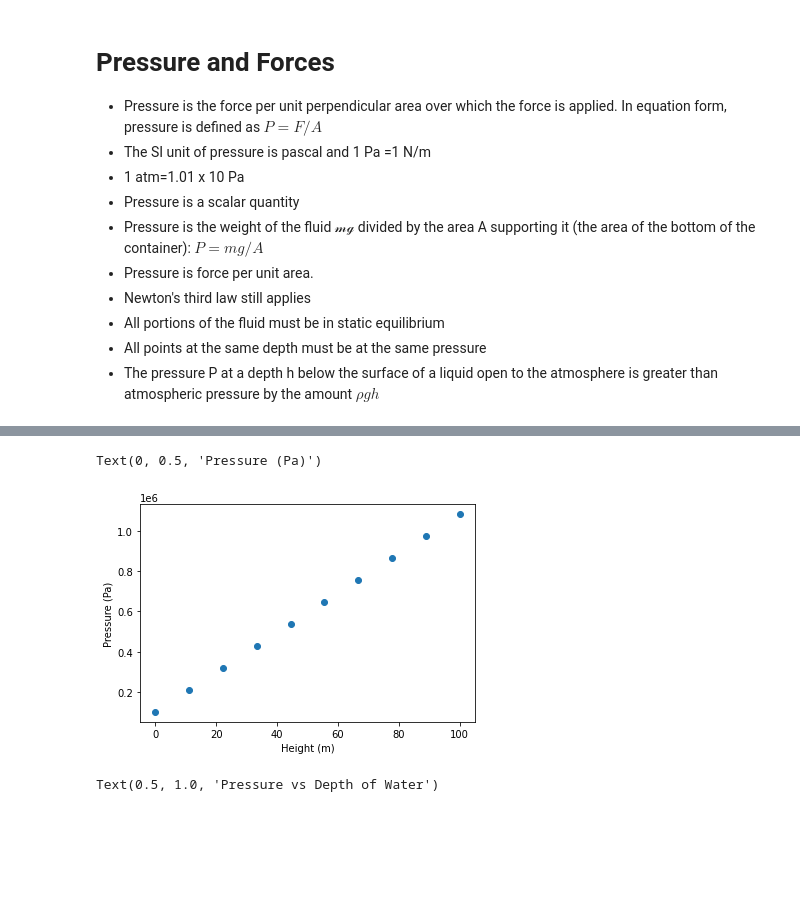
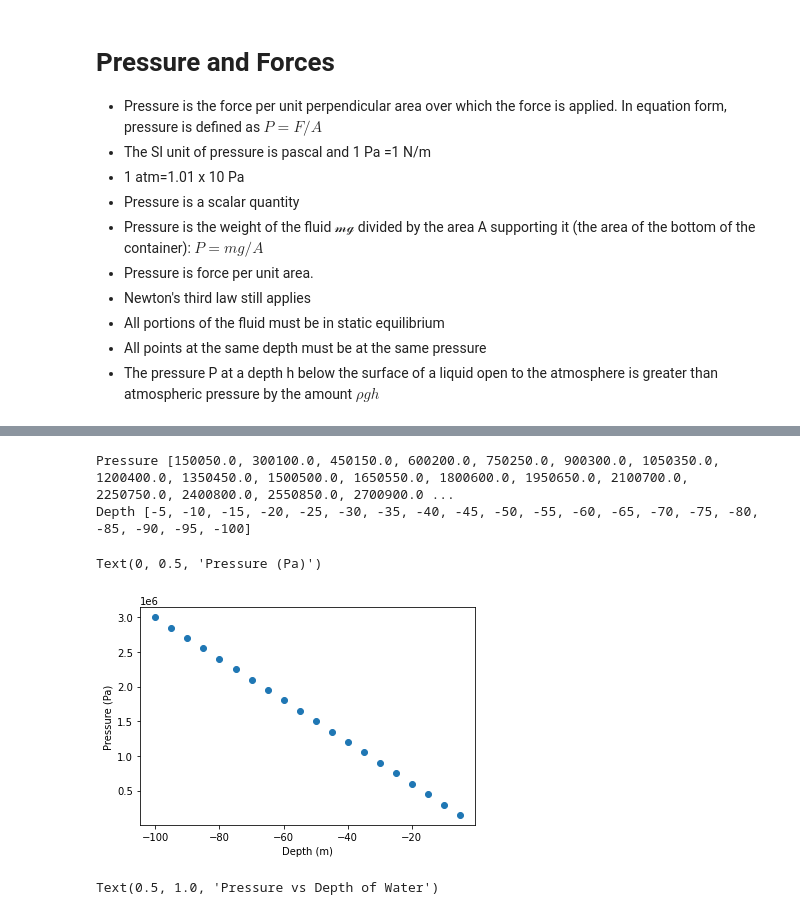
Before and after one commit to astrocardozo/IB-Physics, a Jupyter notebook: IB_Physics_2/Unit 1- Fluids/Unit 1-Guided Notes.ipynb, the cells around one changed output, grey strips where cells are left out. Saved outputs shown, nothing was run; the diff lists cells and outputs as text; code cells hidden in the pictures; blank space fills up the shorter version.

```diff
--- a/IB_Physics_2/Unit 1- Fluids/Unit 1-Guided Notes.ipynb
+++ b/IB_Physics_2/Unit 1- Fluids/Unit 1-Guided Notes.ipynb
@@ -66,20 +68,32 @@ Text(0, 0.5, 'Pressure (Pa)')
-# %%
-def Pressure(P1,rho,g,h):
-    P = P1 + rho*g*h
-    return P
-
-P1 = 1.01E5
-h = np.linspace(0,100,10)
-rho = 1E3
-g = 9.81
-y = Pressure(P1,rho,g,h)
-
-plt.scatter(h,y)
-plt.xlabel('Height (m)')
-plt.ylabel('Pressure (Pa)')
-# %% [output]
-Text(0, 0.5, 'Pressure (Pa)')
-[figure, removed]
+# %%
+rho = 1E3
+g = -9.81
+h = 0
+dh = -5     #set up the delta h incraments
+P1 = 1.01E5
+P = 0
+PList = []  #create an empty list for pressure
+hList= []   #create an empty list for depth
+
+while h > -100:         #loop through h = 0 to h = -100
+    dP = P1 + rho*g*dh
+    P = P + dP
+    h = h + dh
+    PList.append(P)     #Adding each new value of P to the list
+    hList.append(h)     #Adding each new value of h to the list
+
+print('Pressure',PList)
+print('Depth',hList)
+# %% [output]
+Pressure [150050.0, 300100.0, 450150.0, 600200.0, 750250.0, 900300.0, 1050350.0, 1200400.0, 1350450.0, 1500500.0, 1650550.0, 1800600.0, 1950650.0, 2100700.0, 2250750.0, 2400800.0, 2550850.0, 2700900.0 ...
+Depth [-5, -10, -15, -20, -25, -30, -35, -40, -45, -50, -55, -60, -65, -70, -75, -80, -85, -90, -95, -100]
+# %%
+plt.scatter(hList,PList)
+plt.xlabel('Depth (m)')
+plt.ylabel('Pressure (Pa)')
+# %% [output]
+Text(0, 0.5, 'Pressure (Pa)')
+[figure, added]
 # %%
 import seaborn as sb
 # %%
```
Also changed, not shown: parts of 4 cells of this notebook.
